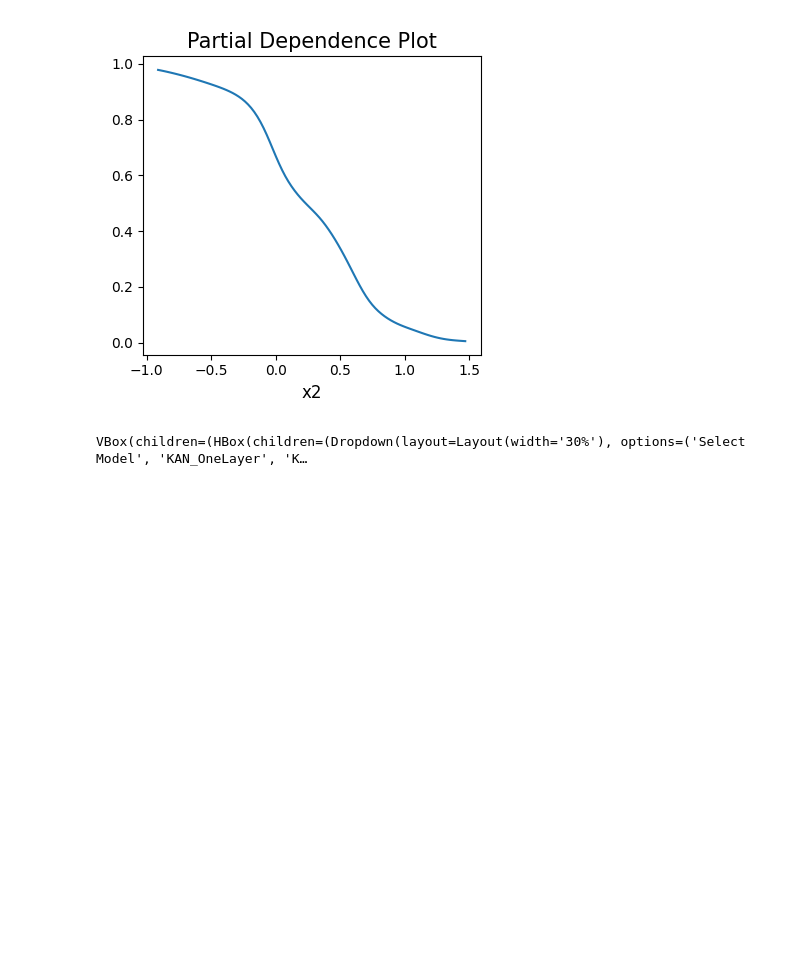
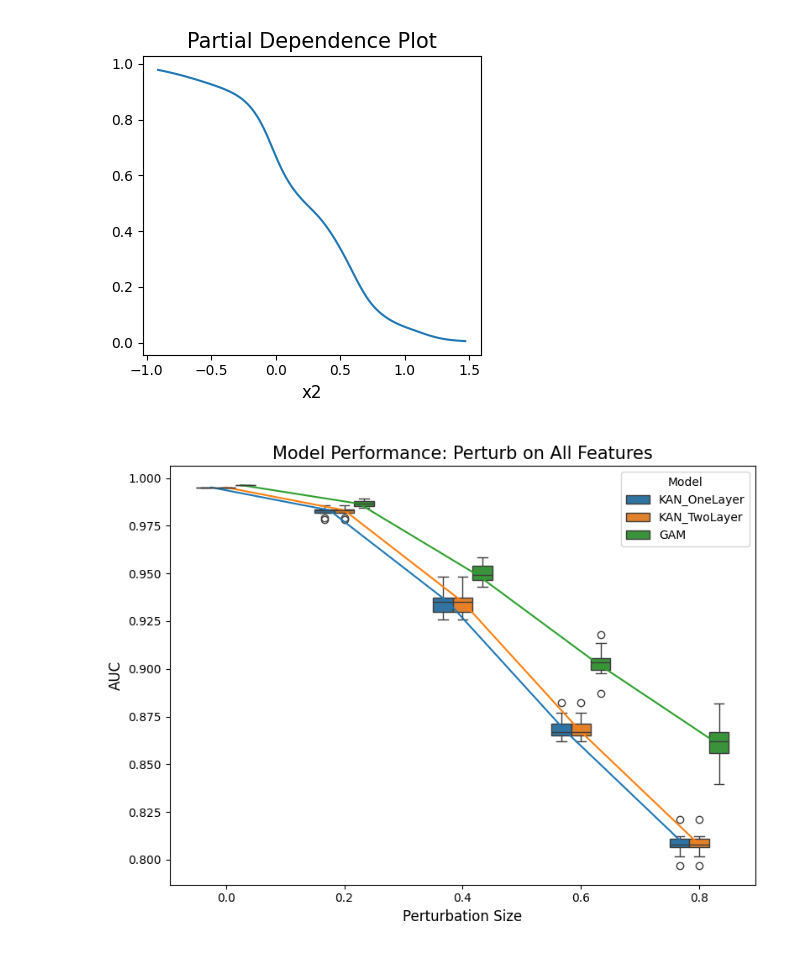
Before and after one commit to SelfExplainML/PiML-Toolbox, a Jupyter notebook: docs/Workshop/KANs_Can't_Beat_GAM.ipynb, the cells around one changed output. Cells and saved outputs as stored; diff of their text form; code cells hidden in the pictures; blank space fills up the shorter version.

```diff
--- a/docs/Workshop/KANs_Can't_Beat_GAM.ipynb
+++ b/docs/Workshop/KANs_Can't_Beat_GAM.ipynb
@@ -168,8 +168,11 @@ exp.model_explain(model="GAM", show="pdp", uni_feature="x2", figsize=(4,4))
 [figure]
 [figure]
 [figure]
-# %%
-# Select KAN_OneLayer, KAN_TwoLayer and GAM, check "Robustness": AUC, NoiseStep = 0.2
-exp.model_compare()
-# %% [output]
-VBox(children=(HBox(children=(Dropdown(layout=Layout(width='30%'), options=('Select Model', 'KAN_OneLayer', 'K…
+# %%
+## Compare Model Robustness subject to Covariate Noise Perturbation
+
+exp.model_compare(models=["KAN_OneLayer", "KAN_TwoLayer", "GAM"],
+                  show="robustness_perf", metric="AUC", perturb_size=0.2,
+                  figsize=(8, 6))
+# %% [output]
+[figure, added]
```
